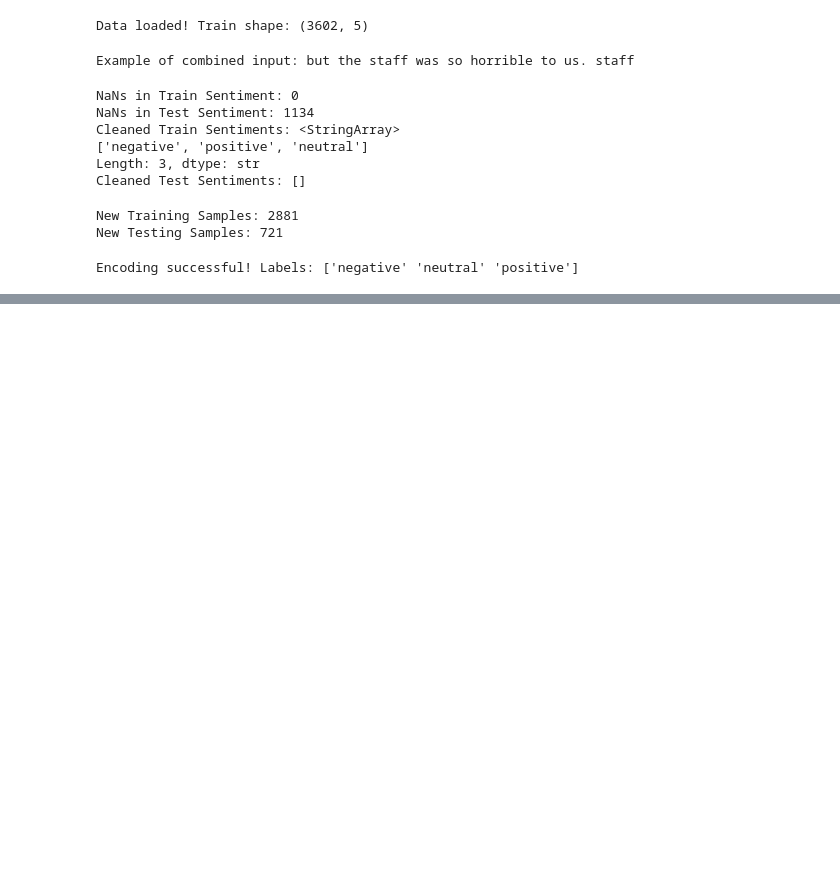
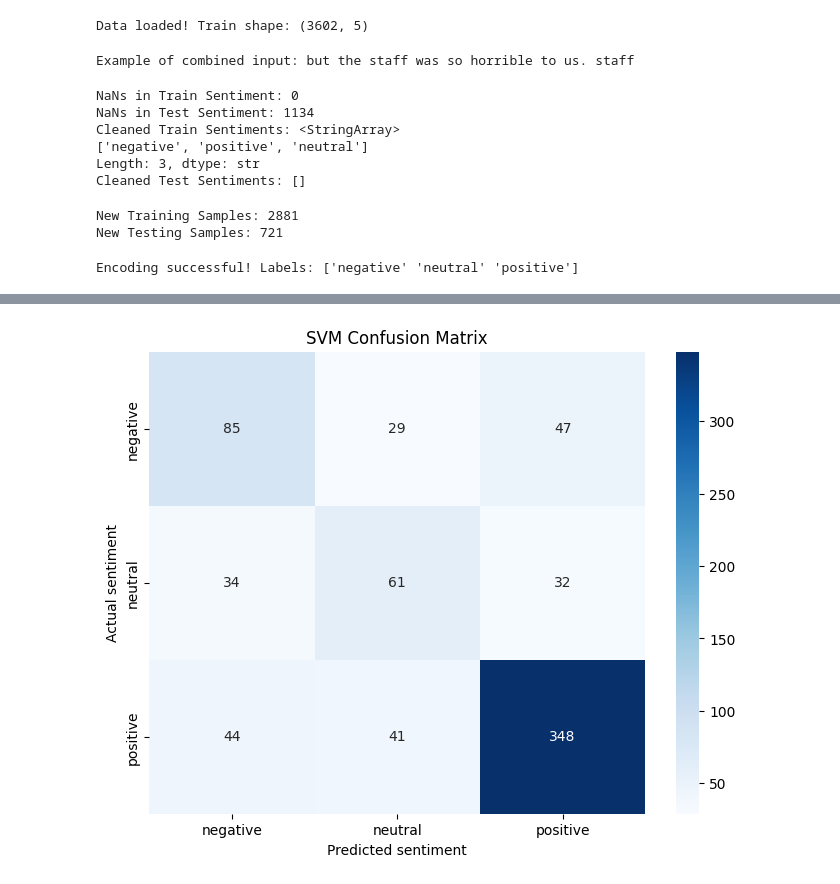
Before and after one commit to ananyasrivastava2609/Aspect-Based-Sentiment-Analysis-, a Jupyter notebook: notebooks/02_SVM_Baseline.ipynb, the cells around one changed output, grey strips where cells are left out. Drawn from its saved outputs; the diff is of its cells as text; code cells hidden in the pictures; blank space fills up the shorter version.

```diff
--- a/notebooks/02_SVM_Baseline.ipynb
+++ b/notebooks/02_SVM_Baseline.ipynb
@@ -146,0 +169,10 @@ plt.show()
+# %%
+# Train with best C
+final_svm = LinearSVC(C=best_c, class_weight='balanced',
+                      multi_class='ovr', random_state=42)
+final_svm.fit(X_train, y_train)
+y_pred_final = final_svm.predict(X_test)
+
+print("--- Final SVM Classification Report ---")
+print(classification_report(y_test, y_pred_final, target_names=label_encoder.classes_))
+print(f"Accuracy: {accuracy_score(y_test, y_pred_final):.2%}")
@@ -146,0 +192,18 @@ plt.show()
+# %%
+import seaborn as sns
+import matplotlib.pyplot as plt
+from sklearn.metrics import confusion_matrix
+
+cm = confusion_matrix(y_test, y_pred_final)
+plt.figure(figsize=(8,6))
+sns.heatmap(cm, annot=True, fmt='d', cmap='Blues',
+            xticklabels=label_encoder.classes_,
+            yticklabels=label_encoder.classes_)
+
+plt.title('SVM Confusion Matrix')
+plt.ylabel('Actual sentiment')
+plt.xlabel('Predicted sentiment')
+plt.savefig('../outputs/graphs/svm_confusion_matrix.png', dpi=150, bbox_inches='tight')
+plt.show()
+# %% [output]
+[figure, added]
```
Also changed, not shown: parts of 5 cells of this notebook.
